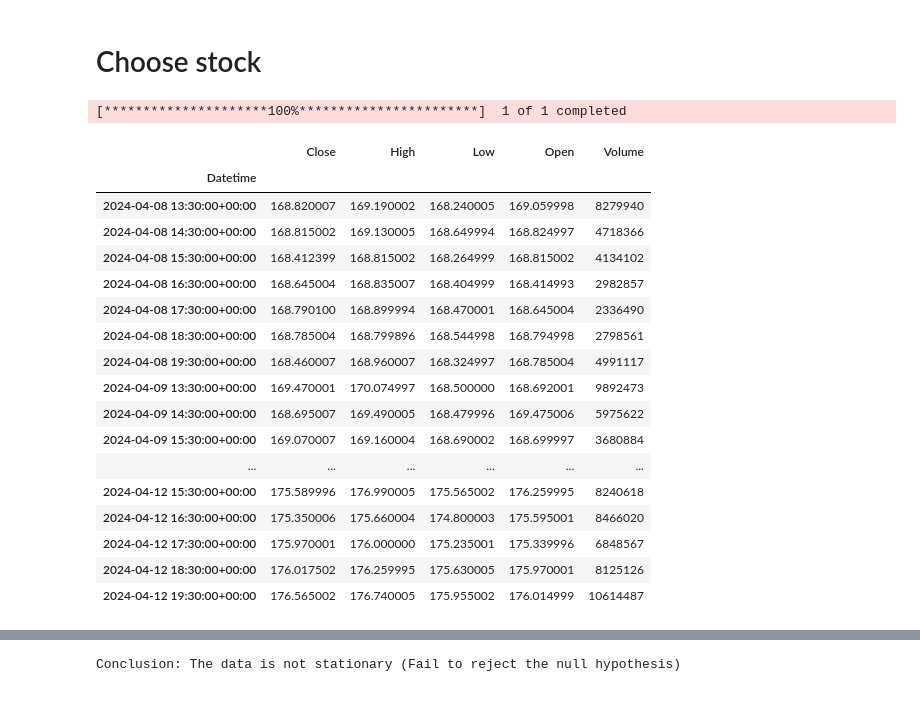
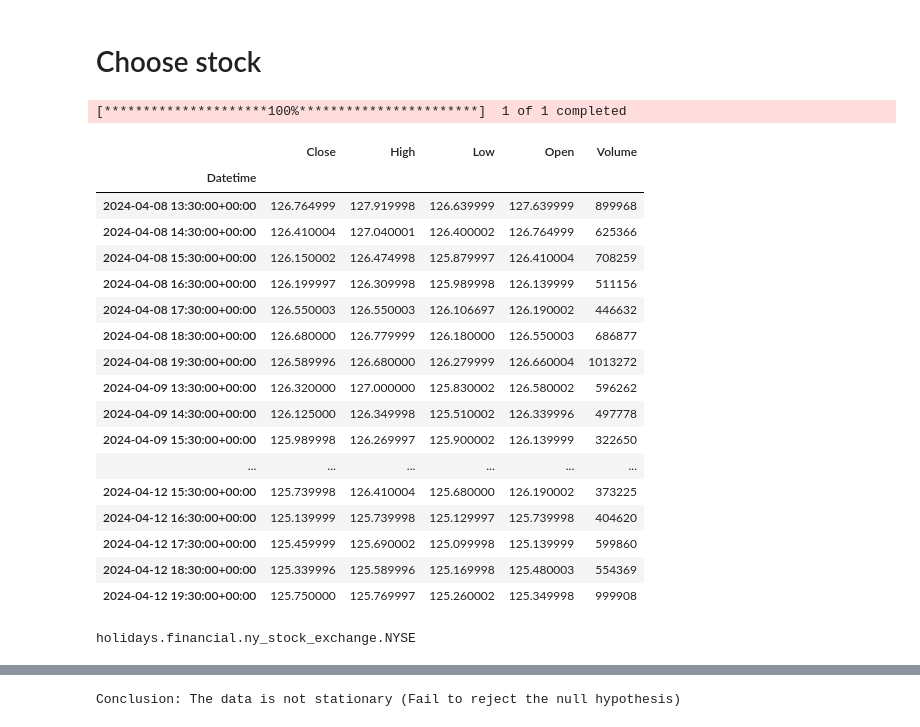
Before and after one commit to bkusuma/time-series-project, a Jupyter notebook: time-series-project.ipynb, the cells around one changed output, grey strips where cells are left out. Drawn from its saved outputs; the diff is of its cells as text; code cells hidden in the pictures.

```diff
--- a/time-series-project.ipynb
+++ b/time-series-project.ipynb
@@ -169,53 +169,53 @@ import yfinance as yf
 from datetime import datetime
 
 # 1. Define the ticker and date range
-tickers = ["AAPL"]
+tickers = ["MRK"]
 end_date = datetime.today().strftime('%Y-%m-%d')
 
 start_date = (pd.to_datetime(end_date) - pd.DateOffset(years=1)).strftime('%Y-%m-%d')  # 1 year before
 
 # 2. Download data from yfinance
 yf_dl = yf.download(
     tickers,
     start=start_date,
     end=end_date,
     actions=False,
     threads=True,
     ignore_tz=None,
     group_by="column",
     auto_adjust=True,
     back_adjust=False,
     repair=False,
     keepna=False,
     progress=True,
     # period="1y",
     interval="1h",
     prepost=False,
     proxy=None,
     rounding=False,
     timeout=10,
     session=None,
     multi_level_index=False,
 )
 
 yf_dl.head(35)
 # %% [output]
 [*********************100%***********************]  1 of 1 completed
 |  | Close | High | Low | Open | Volume |
 | Datetime |  |  |  |  |  |
-| 2024-04-08 13:30:00+00:00 | 168.820007 | 169.190002 | 168.240005 | 169.059998 | 8279940 |
-| 2024-04-08 14:30:00+00:00 | 168.815002 | 169.130005 | 168.649994 | 168.824997 | 4718366 |
-| 2024-04-08 15:30:00+00:00 | 168.412399 | 168.815002 | 168.264999 | 168.815002 | 4134102 |
-| 2024-04-08 16:30:00+00:00 | 168.645004 | 168.835007 | 168.404999 | 168.414993 | 2982857 |
-| 2024-04-08 17:30:00+00:00 | 168.790100 | 168.899994 | 168.470001 | 168.645004 | 2336490 |
-| 2024-04-08 18:30:00+00:00 | 168.785004 | 168.799896 | 168.544998 | 168.794998 | 2798561 |
-| 2024-04-08 19:30:00+00:00 | 168.460007 | 168.960007 | 168.324997 | 168.785004 | 4991117 |
-| 2024-04-09 13:30:00+00:00 | 169.470001 | 170.074997 | 168.500000 | 168.692001 | 9892473 |
-| 2024-04-09 14:30:00+00:00 | 168.695007 | 169.490005 | 168.479996 | 169.475006 | 5975622 |
-| 2024-04-09 15:30:00+00:00 | 169.070007 | 169.160004 | 168.690002 | 168.699997 | 3680884 |
+| 2024-04-08 13:30:00+00:00 | 126.764999 | 127.919998 | 126.639999 | 127.639999 | 899968 |
+| 2024-04-08 14:30:00+00:00 | 126.410004 | 127.040001 | 126.400002 | 126.764999 | 625366 |
+| 2024-04-08 15:30:00+00:00 | 126.150002 | 126.474998 | 125.879997 | 126.410004 | 708259 |
+| 2024-04-08 16:30:00+00:00 | 126.199997 | 126.309998 | 125.989998 | 126.139999 | 511156 |
+| 2024-04-08 17:30:00+00:00 | 126.550003 | 126.550003 | 126.106697 | 126.190002 | 446632 |
+| 2024-04-08 18:30:00+00:00 | 126.680000 | 126.779999 | 126.180000 | 126.550003 | 686877 |
+| 2024-04-08 19:30:00+00:00 | 126.589996 | 126.680000 | 126.279999 | 126.660004 | 1013272 |
+| 2024-04-09 13:30:00+00:00 | 126.320000 | 127.000000 | 125.830002 | 126.580002 | 596262 |
+| 2024-04-09 14:30:00+00:00 | 126.125000 | 126.349998 | 125.510002 | 126.339996 | 497778 |
+| 2024-04-09 15:30:00+00:00 | 125.989998 | 126.269997 | 125.900002 | 126.139999 | 322650 |
 | ... | ... | ... | ... | ... | ... |
-| 2024-04-12 15:30:00+00:00 | 175.589996 | 176.990005 | 175.565002 | 176.259995 | 8240618 |
-| 2024-04-12 16:30:00+00:00 | 175.350006 | 175.660004 | 174.800003 | 175.595001 | 8466020 |
-| 2024-04-12 17:30:00+00:00 | 175.970001 | 176.000000 | 175.235001 | 175.339996 | 6848567 |
-| 2024-04-12 18:30:00+00:00 | 176.017502 | 176.259995 | 175.630005 | 175.970001 | 8125126 |
-| 2024-04-12 19:30:00+00:00 | 176.565002 | 176.740005 | 175.955002 | 176.014999 | 10614487 |
+| 2024-04-12 15:30:00+00:00 | 125.739998 | 126.410004 | 125.680000 | 126.190002 | 373225 |
+| 2024-04-12 16:30:00+00:00 | 125.139999 | 125.739998 | 125.129997 | 125.739998 | 404620 |
+| 2024-04-12 17:30:00+00:00 | 125.459999 | 125.690002 | 125.099998 | 125.139999 | 599860 |
+| 2024-04-12 18:30:00+00:00 | 125.339996 | 125.589996 | 125.169998 | 125.480003 | 554369 |
+| 2024-04-12 19:30:00+00:00 | 125.750000 | 125.769997 | 125.260002 | 125.349998 | 999908 |
@@ -230,0 +222,6 @@ yf_dl.head(35)
+# %%
+import holidays
+nyse_holidays = holidays.financial_holidays('NYSE')
+type(nyse_holidays)
+# %% [output]
+holidays.financial.ny_stock_exchange.NYSE
```
Also changed, not shown: parts of 26 cells of this notebook.
